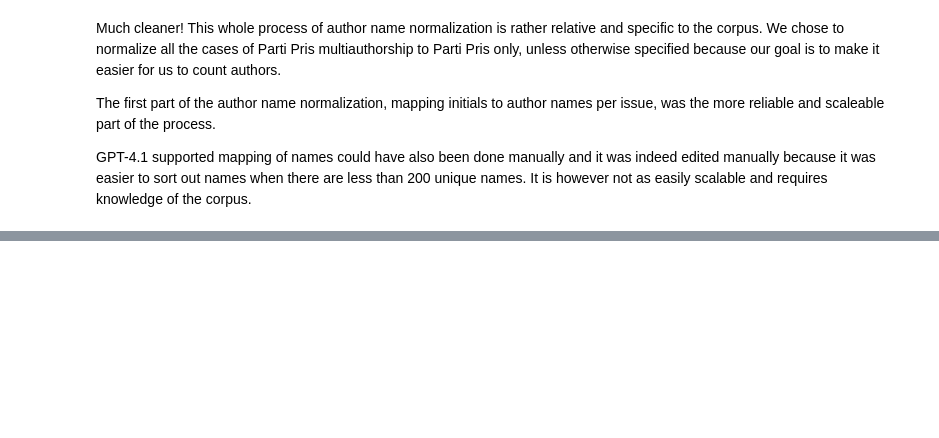
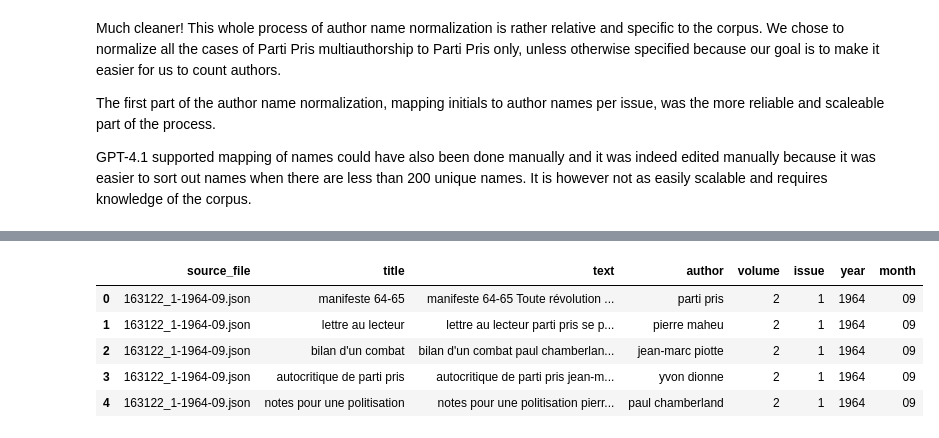
Before and after one commit to mervetekgurler/partipris, a Jupyter notebook: notebooks/02_text_preprocessing.ipynb, the cells around one changed output, grey strips where cells are left out. Drawn from its saved outputs; the diff is of its cells as text; code cells hidden in the pictures; blank space fills up the shorter version.

Commit message:
end of text preprocessing

```diff
--- a/notebooks/02_text_preprocessing.ipynb
+++ b/notebooks/02_text_preprocessing.ipynb
@@ -1463,0 +1806,10 @@ figure out how to represent dual month issues
+# %%
+# drop the year and issue_number columns from partipris because we want them from metadata
+partipris = partipris.drop(columns=['year', 'issue_number'])
+# %%
+# Merge to get the latest metadata columns
+final = partipris.merge(
+    metadata[['source_file', 'volume_number_edited', 'issue_number', 'year', 'month_edited']],
+    on='source_file',
+    how='left'
+)
@@ -1463,0 +1838,8 @@ figure out how to represent dual month issues
+# %%
+# Let's drop the following columns
+# author column because we want to only use the author_edited column
+# page_range because we don't need it for the analysis
+# volume_number because we have volume_number_edited
+# season_or_month because we have month_edited
+
+final = final.drop(columns=['author', 'page_range', 'volume_number', 'season_or_month'])
@@ -1463,0 +1864,17 @@ figure out how to represent dual month issues
+# %%
+# Rename columns we are keeping
+final = final.rename(columns={
+    'volume_number_edited': 'volume',
+    'issue_number': 'issue',
+    'month_edited': 'month',
+    'author_edited': 'author'
+})
+# %%
+final.head()
+# %% [output]
+|  | source_file | title | text | author | volume | issue | year | month |
+| 0 | 163122_1-1964-09.json | manifeste 64-65 | manifeste 64-65 Toute révolution ... | parti pris | 2 | 1 | 1964 | 09 |
+| 1 | 163122_1-1964-09.json | lettre au lecteur | lettre au lecteur parti pris se p... | pierre maheu | 2 | 1 | 1964 | 09 |
+| 2 | 163122_1-1964-09.json | bilan d'un combat | bilan d'un combat paul chamberlan... | jean-marc piotte | 2 | 1 | 1964 | 09 |
+| 3 | 163122_1-1964-09.json | autocritique de parti pris | autocritique de parti pris jean-m... | yvon dionne | 2 | 1 | 1964 | 09 |
+| 4 | 163122_1-1964-09.json | notes pour une politisation | notes pour une politisation pierr... | paul chamberland | 2 | 1 | 1964 | 09 |
```
Also changed, not shown: parts of 40 cells of this notebook, 5 other files.
